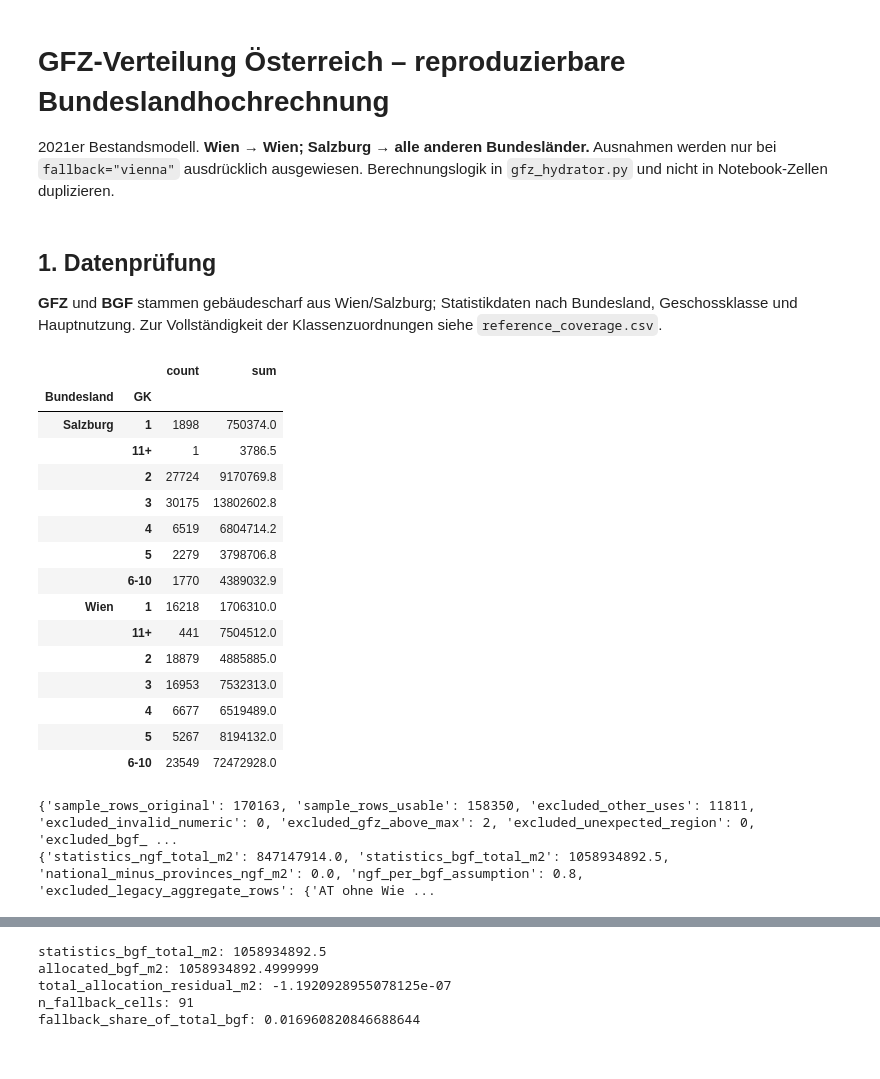
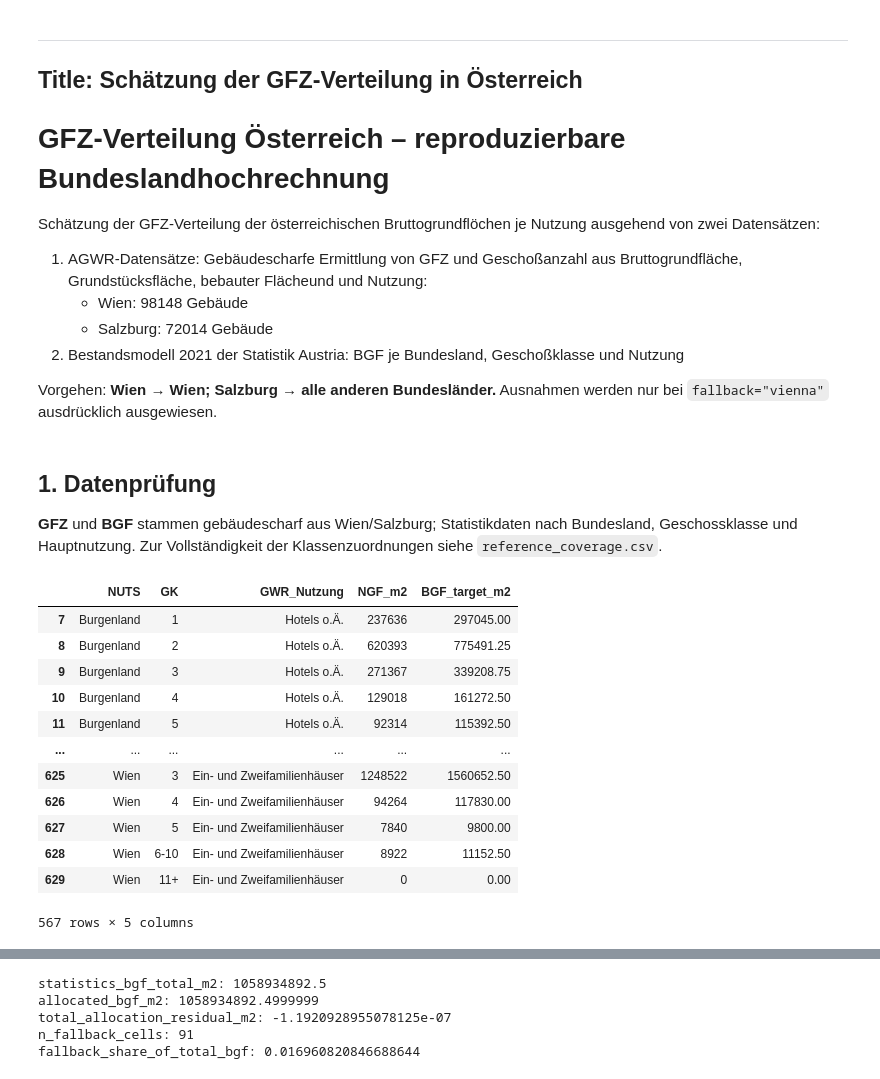
Before and after one commit to simonschaluppe/peq-higrube, a Jupyter notebook: Berechnungen/gfz_at/GFZ_AT_Analyse.ipynb, the cells around one changed output, grey strips where cells are left out. Saved outputs shown, nothing was run; the diff lists cells and outputs as text; code cells hidden in the pictures.

```diff
--- a/Berechnungen/gfz_at/GFZ_AT_Analyse.ipynb
+++ b/Berechnungen/gfz_at/GFZ_AT_Analyse.ipynb
@@ -1,7 +1,17 @@
-# %% [markdown]
-# GFZ-Verteilung Österreich – reproduzierbare Bundeslandhochrechnung
-
-2021er Bestandsmodell. **Wien → Wien; Salzburg → alle anderen Bundesländer.** Ausnahmen werden nur bei `fallback="vienna"` ausdrücklich ausgewiesen. Berechnungslogik in `gfz_hydrator.py` und nicht in Notebook-Zellen duplizieren.
+# %% [markdown]
+---
+Title: Schätzung der GFZ-Verteilung in Österreich
+---
+# GFZ-Verteilung Österreich – reproduzierbare Bundeslandhochrechnung
+
+Schätzung der GFZ-Verteilung der österreichischen Bruttogrundflöchen je Nutzung ausgehend von zwei Datensätzen:
+1. AGWR-Datensätze: Gebäudescharfe Ermittlung von GFZ und Geschoßanzahl aus Bruttogrundfläche, Grundstücksfläche, bebauter Flächeund und Nutzung:
+    * Wien: 98148 Gebäude
+    * Salzburg: 72014 Gebäude
+2. Bestandsmodell 2021 der Statistik Austria: BGF je Bundesland, Geschoßklasse und Nutzung
+
+Vorgehen:
+ **Wien → Wien; Salzburg → alle anderen Bundesländer.** Ausnahmen werden nur bei `fallback="vienna"` ausdrücklich ausgewiesen.
 # %%
 from pathlib import Path
 from argparse import Namespace
@@ -19,25 +29,18 @@ FALLBACK = "vienna"   # Alternative "error" -> zeigt nicht abgedeckte Kombinatio
 # %%
 buildings, building_meta = read_samples(BUILDINGS, max_gfz=20.0)
 targets, target_meta = read_statistics(STATISTICS, ngf_per_bgf=0.8)
-display(buildings.groupby(["Bundesland", "GK"])["BGF"].agg(["count", "sum"]).round(1))
-print(building_meta)
-print(target_meta)
+targets
 # %% [output]
-|  |  | count | sum |
-| Bundesland | GK |  |  |
-| Salzburg | 1 | 1898 | 750374.0 |
-|  | 11+ | 1 | 3786.5 |
-|  | 2 | 27724 | 9170769.8 |
-|  | 3 | 30175 | 13802602.8 |
-|  | 4 | 6519 | 6804714.2 |
-|  | 5 | 2279 | 3798706.8 |
-|  | 6-10 | 1770 | 4389032.9 |
-| Wien | 1 | 16218 | 1706310.0 |
-|  | 11+ | 441 | 7504512.0 |
-|  | 2 | 18879 | 4885885.0 |
-|  | 3 | 16953 | 7532313.0 |
-|  | 4 | 6677 | 6519489.0 |
-|  | 5 | 5267 | 8194132.0 |
-|  | 6-10 | 23549 | 72472928.0 |
+|  | NUTS | GK | GWR_Nutzung | NGF_m2 | BGF_target_m2 |
+| 7 | Burgenland | 1 | Hotels o.Ä. | 237636 | 297045.00 |
+| 8 | Burgenland | 2 | Hotels o.Ä. | 620393 | 775491.25 |
+| 9 | Burgenland | 3 | Hotels o.Ä. | 271367 | 339208.75 |
+| 10 | Burgenland | 4 | Hotels o.Ä. | 129018 | 161272.50 |
+| 11 | Burgenland | 5 | Hotels o.Ä. | 92314 | 115392.50 |
+| ... | ... | ... | ... | ... | ... |
+| 625 | Wien | 3 | Ein- und Zweifamilienhäuser | 1248522 | 1560652.50 |
+| 626 | Wien | 4 | Ein- und Zweifamilienhäuser | 94264 | 117830.00 |
+| 627 | Wien | 5 | Ein- und Zweifamilienhäuser | 7840 | 9800.00 |
+| 628 | Wien | 6-10 | Ein- und Zweifamilienhäuser | 8922 | 11152.50 |
+| 629 | Wien | 11+ | Ein- und Zweifamilienhäuser | 0 | 0.00 |
-{'sample_rows_original': 170163, 'sample_rows_usable': 158350, 'excluded_other_uses': 11811, 'excluded_invalid_numeric': 0, 'excluded_gfz_above_max': 2, 'excluded_unexpected_region': 0, 'excluded_bgf_ ...
-{'statistics_ngf_total_m2': 847147914.0, 'statistics_bgf_total_m2': 1058934892.5, 'national_minus_provinces_ngf_m2': 0.0, 'ngf_per_bgf_assumption': 0.8, 'excluded_legacy_aggregate_rows': {'AT ohne Wie ...
+567 rows × 5 columns
```
Also changed, not shown: parts of 3 cells of this notebook, 20 other files.
